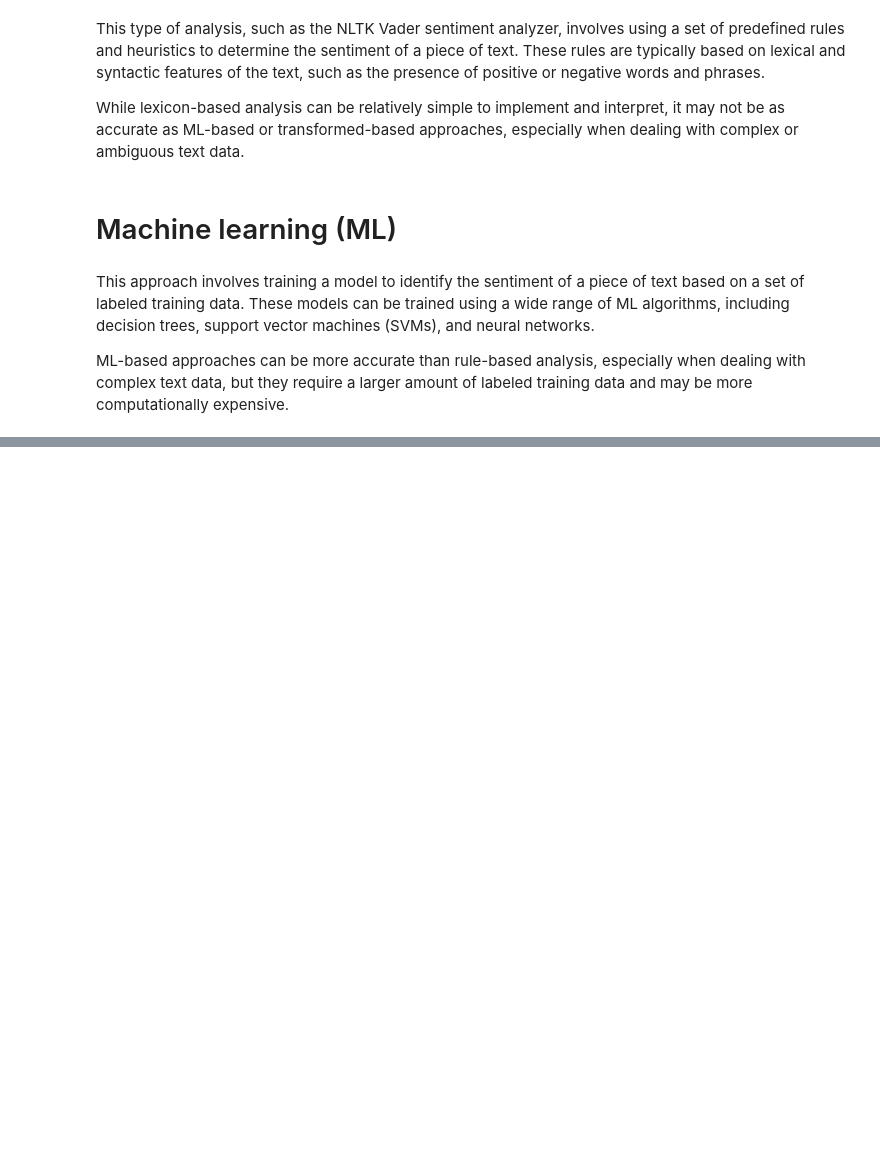
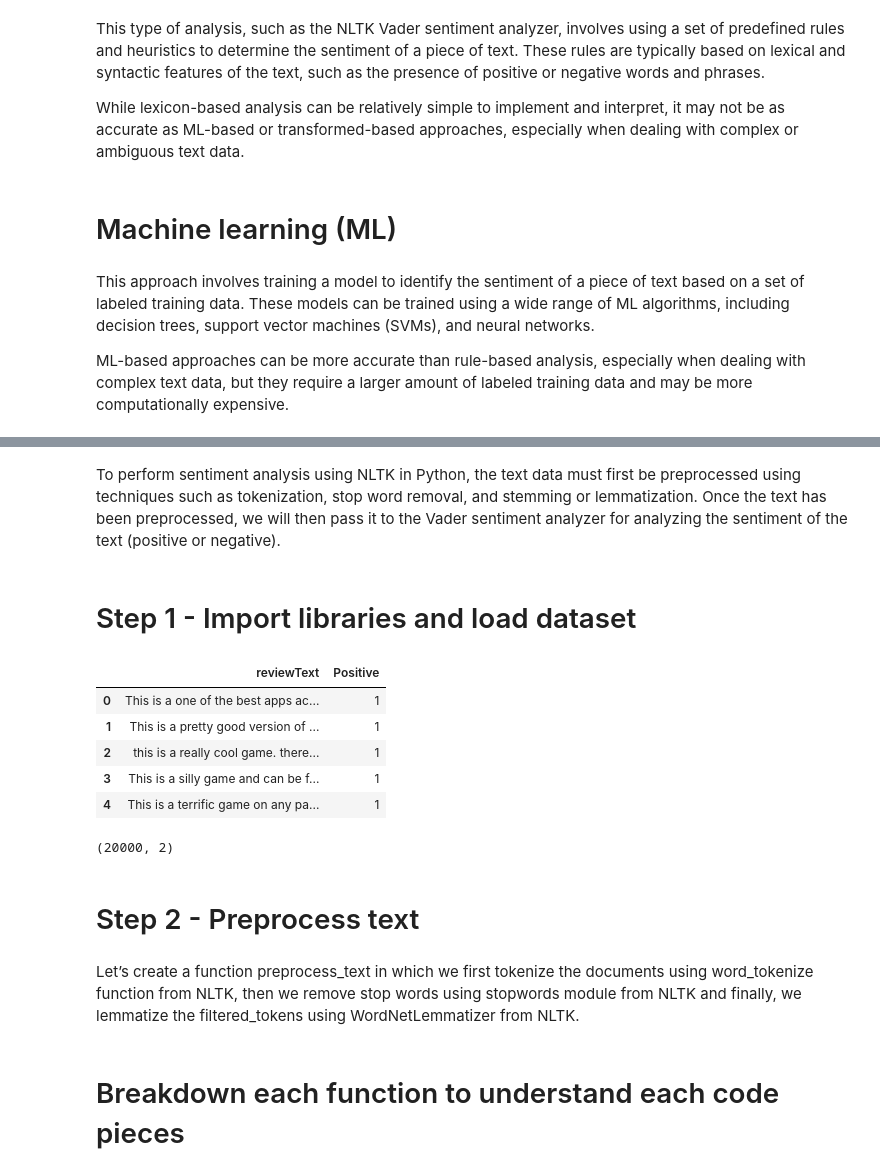
Before and after one commit to Gourab-Pal/Sentiment-Analysis---Amazon-Customer, a Jupyter notebook: analysis.ipynb, the cells around one changed output, grey strips where cells are left out. Cells and saved outputs as stored; diff of their text form; code cells hidden in the pictures; blank space fills up the shorter version.

Commit message:
one csv file along with text preprocessing function

```diff
--- a/analysis.ipynb
+++ b/analysis.ipynb
@@ -46,0 +109,4 @@ ML-based approaches can be more accurate than rule-based analysis, especially wh
+# %% [markdown]
+To perform sentiment analysis using NLTK in Python, the text data must first be preprocessed using techniques such as tokenization, stop word removal, and stemming or lemmatization. Once the text has been preprocessed, we will then pass it to the Vader sentiment analyzer for analyzing the sentiment of the text (positive or negative).
+# %% [markdown]
+# Step 1 - Import libraries and load dataset
@@ -46,0 +120,19 @@ ML-based approaches can be more accurate than rule-based analysis, especially wh
+# %%
+df = pd.read_csv('https://raw.githubusercontent.com/pycaret/pycaret/master/datasets/amazon.csv')
+# %%
+df.head()
+# %% [output]
+|  | reviewText | Positive |
+| 0 | This is a one of the best apps ac... | 1 |
+| 1 | This is a pretty good version of ... | 1 |
+| 2 | this is a really cool game. there... | 1 |
+| 3 | This is a silly game and can be f... | 1 |
+| 4 | This is a terrific game on any pa... | 1 |
+# %%
+df.shape
+# %% [output]
+(20000, 2)
+# %% [markdown]
+# Step 2 - Preprocess text
+# %% [markdown]
+Let’s create a function preprocess_text in which we first tokenize the documents using word_tokenize function from NLTK, then we remove stop words using stopwords module from NLTK and finally, we lemmatize the filtered_tokens using WordNetLemmatizer from NLTK.
@@ -46,0 +161,2 @@ ML-based approaches can be more accurate than rule-based analysis, especially wh
+# %% [markdown]
+# Breakdown each function to understand each code pieces
```
Also changed, not shown: parts of 32 cells of this notebook, 1 other file.
